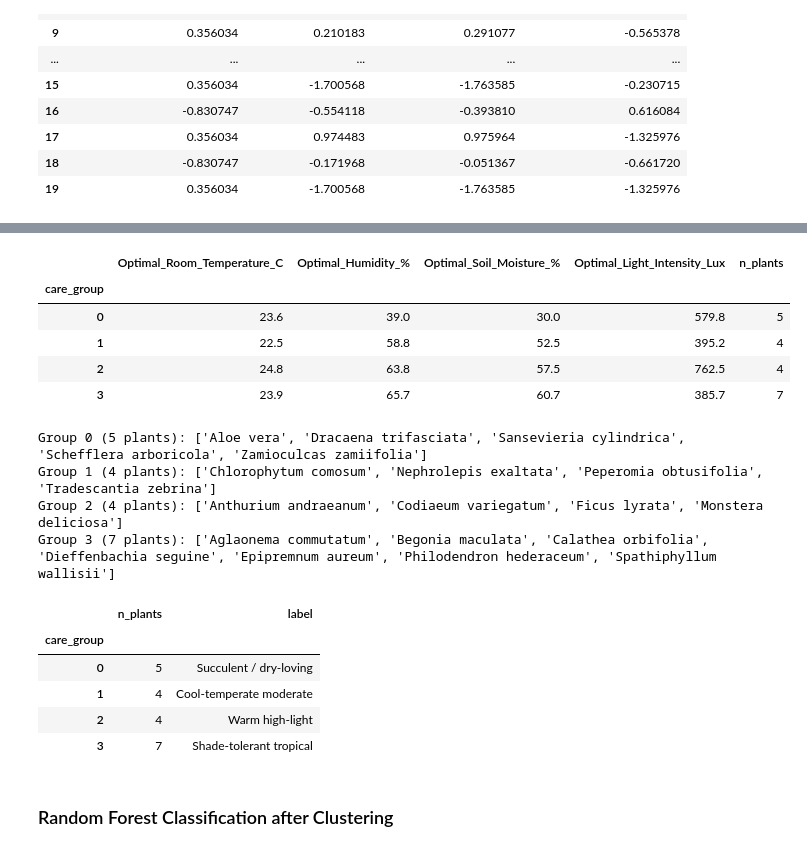
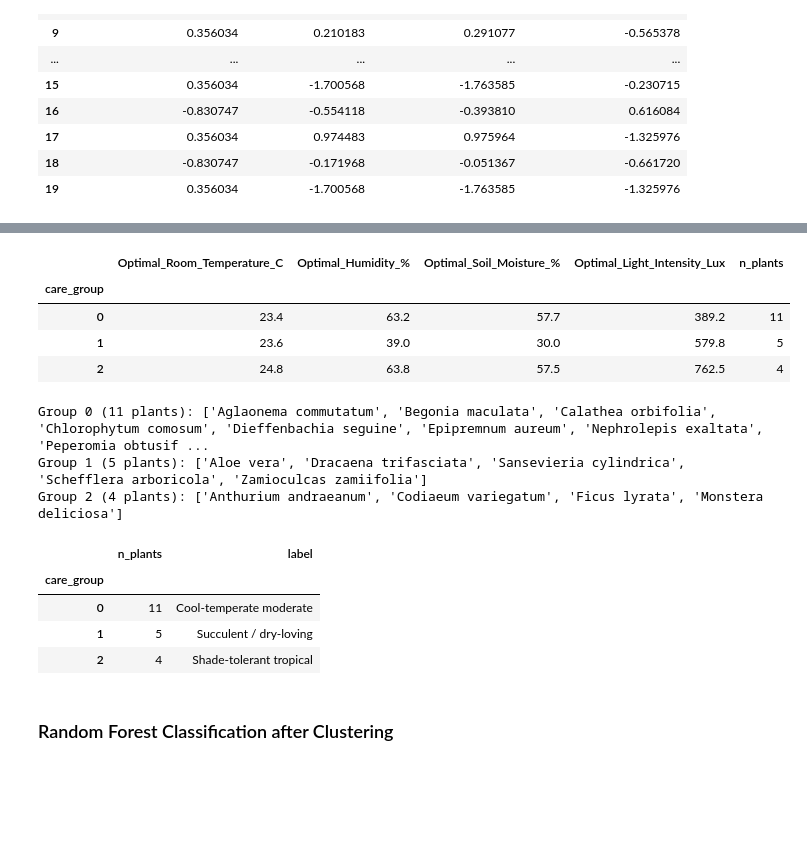
Before and after one commit to VIA-Plantify/Plantify-MachineLearning, a Jupyter notebook: datapreparation/indoor_dataset/indoor_plant_with_clustering.ipynb, the cells around one changed output, grey strips where cells are left out. Cells and saved outputs as stored; diff of their text form; code cells hidden in the pictures; blank space fills up the shorter version.

```diff
--- a/datapreparation/indoor_dataset/indoor_plant_with_clustering.ipynb
+++ b/datapreparation/indoor_dataset/indoor_plant_with_clustering.ipynb
@@ -133,46 +133,42 @@ plt.show()
 # %%
-K = 4
+K = 3
 model = AgglomerativeClustering(n_clusters=K, linkage='ward').fit(optimal_X_scaled)
 data_optimal['care_group'] = model.labels_
 
 # Profile each cluster
 profile = data_optimal.groupby('care_group')[optimal_features].mean().round(1)
 profile['n_plants'] = data_optimal.groupby('care_group').size()
 profile
 # %% [output]
 |  | Optimal_Room_Temperature_C | Optimal_Humidity_% | Optimal_Soil_Moisture_% | Optimal_Light_Intensity_Lux | n_plants |
 | care_group |  |  |  |  |  |
-| 0 | 23.6 | 39.0 | 30.0 | 579.8 | 5 |
-| 1 | 22.5 | 58.8 | 52.5 | 395.2 | 4 |
+| 0 | 23.4 | 63.2 | 57.7 | 389.2 | 11 |
+| 1 | 23.6 | 39.0 | 30.0 | 579.8 | 5 |
 | 2 | 24.8 | 63.8 | 57.5 | 762.5 | 4 |
-| 3 | 23.9 | 65.7 | 60.7 | 385.7 | 7 |
 # %%
 # Plants per group
 for g in sorted(data_optimal['care_group'].unique()):
     plants = data_optimal[data_optimal['care_group'] == g]['Plant_ID'].tolist()
     print(f"Group {g} ({len(plants)} plants): {plants}")
 # %% [output]
-Group 0 (5 plants): ['Aloe vera', 'Dracaena trifasciata', 'Sansevieria cylindrica', 'Schefflera arboricola', 'Zamioculcas zamiifolia']
-Group 1 (4 plants): ['Chlorophytum comosum', 'Nephrolepis exaltata', 'Peperomia obtusifolia', 'Tradescantia zebrina']
+Group 0 (11 plants): ['Aglaonema commutatum', 'Begonia maculata', 'Calathea orbifolia', 'Chlorophytum comosum', 'Dieffenbachia seguine', 'Epipremnum aureum', 'Nephrolepis exaltata', 'Peperomia obtusif ...
+Group 1 (5 plants): ['Aloe vera', 'Dracaena trifasciata', 'Sansevieria cylindrica', 'Schefflera arboricola', 'Zamioculcas zamiifolia']
 Group 2 (4 plants): ['Anthurium andraeanum', 'Codiaeum variegatum', 'Ficus lyrata', 'Monstera deliciosa']
-Group 3 (7 plants): ['Aglaonema commutatum', 'Begonia maculata', 'Calathea orbifolia', 'Dieffenbachia seguine', 'Epipremnum aureum', 'Philodendron hederaceum', 'Spathiphyllum wallisii']
 # %%
 # Human-readable labels based on the profiles
 group_labels = {
-    0: "Succulent / dry-loving",     # warm, dry air, dry soil, bright
-    1: "Cool-temperate moderate",    # cooler, moderate everything
-    2: "Warm high-light",            # warmest, moderate humidity, brightest
-    3: "Shade-tolerant tropical",    # warm, humid, low light
+    0: "Cool-temperate moderate",     # warm, dry air, dry soil, bright
+    1: "Succulent / dry-loving",    # cooler, moderate everything
+    2: "Shade-tolerant tropical",    # warmest, moderate humidity, brightest
 }
 profile['label'] = profile.index.map(group_labels)
 profile[['n_plants', 'label']]
 # %% [output]
 |  | n_plants | label |
 | care_group |  |  |
-| 0 | 5 | Succulent / dry-loving |
-| 1 | 4 | Cool-temperate moderate |
-| 2 | 4 | Warm high-light |
-| 3 | 7 | Shade-tolerant tropical |
+| 0 | 11 | Cool-temperate moderate |
+| 1 | 5 | Succulent / dry-loving |
+| 2 | 4 | Shade-tolerant tropical |
 # %% [markdown]
 ### Random Forest Classification after Clustering ###
 # %% [markdown]
```
Also changed, not shown: parts of 11 cells of this notebook.
